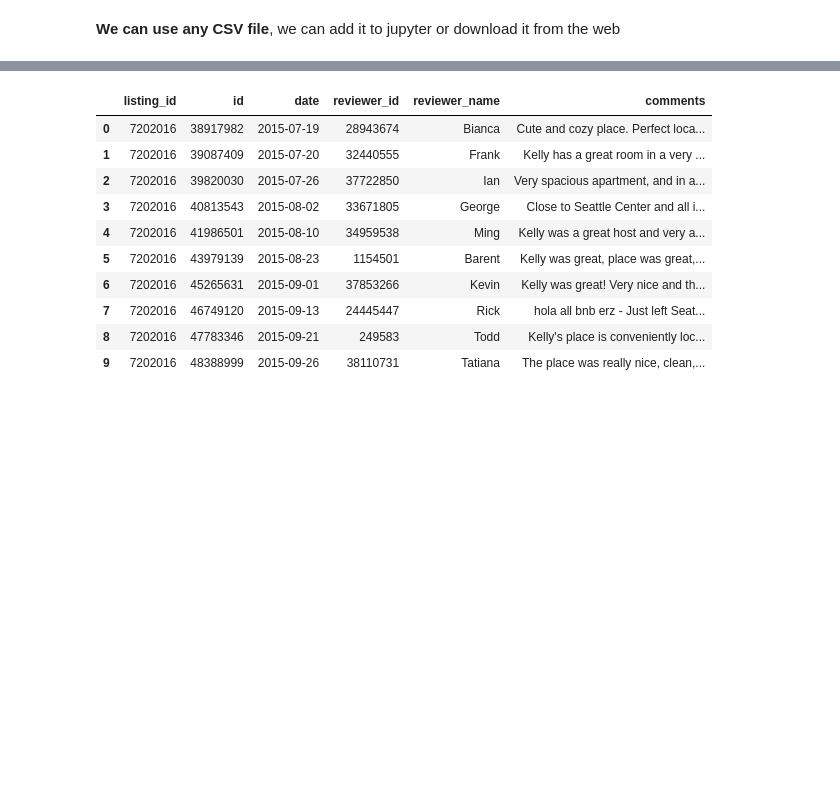
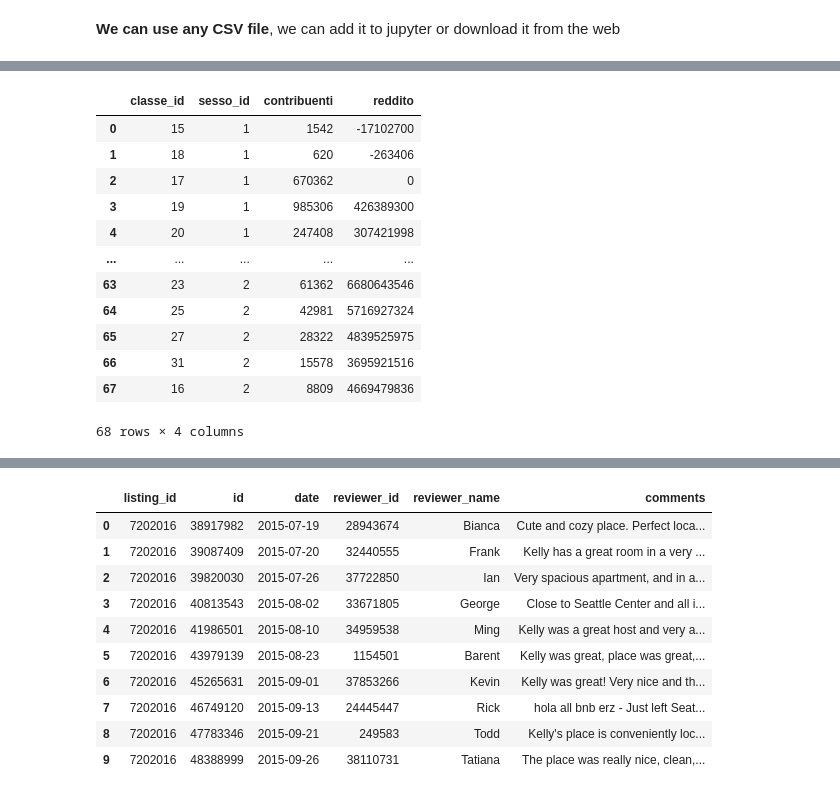
Before and after one commit to UniVR-DH/DBMS-course, a Jupyter notebook: notebooks/lab03-duckdb.ipynb, the cells around one changed output, grey strips where cells are left out. Saved outputs shown, nothing was run; the diff lists cells and outputs as text; code cells hidden in the pictures; blank space fills up the shorter version.

```diff
--- a/notebooks/lab03-duckdb.ipynb
+++ b/notebooks/lab03-duckdb.ipynb
@@ -42,0 +243,41 @@ SELECT 1=2 as test, 'Hello people' as message, 3*12345 as math  ;
+# %%
+%%sql
+ROLLBACK;
+-- Drop the table to clear the aborted state and old data
+DROP TABLE IF EXISTS irpef_sex;
+
+CREATE TABLE IF NOT EXISTS irpef_sex (
+    classe_id INTEGER,
+    sesso_id INTEGER,
+    contribuenti BIGINT,
+    reddito BIGINT,
+    PRIMARY KEY (classe_id,sesso_id),
+    FOREIGN KEY (classe_id) REFERENCES classe_codes(id),
+    FOREIGN KEY (sesso_id) REFERENCES sesso_codes(id)
+);
+
+INSERT INTO irpef_sex (classe_id, sesso_id, contribuenti, reddito)
+    SELECT
+    cc.id,
+    sc.id,
+    CAST(REPLACE("Numero contribuenti", '.', '') AS BIGINT),
+    CAST(REPLACE("Reddito complessivo - Ammontare in euro", '.', '') AS BIGINT),
+    FROM read_csv('irpef.sesso.2024.csv', header=true) csv
+       INNER JOIN classe_codes cc ON csv."Classi di reddito complessivo in euro" = cc.classe_name
+       INNER JOIN sesso_codes sc ON csv."Sesso" = sc.sesso_name;
+
+SELECT * FROM irpef_sex;
+# %% [output]
+|  | classe_id | sesso_id | contribuenti | reddito |
+| 0 | 15 | 1 | 1542 | -17102700 |
+| 1 | 18 | 1 | 620 | -263406 |
+| 2 | 17 | 1 | 670362 | 0 |
+| 3 | 19 | 1 | 985306 | 426389300 |
+| 4 | 20 | 1 | 247408 | 307421998 |
+| ... | ... | ... | ... | ... |
+| 63 | 23 | 2 | 61362 | 6680643546 |
+| 64 | 25 | 2 | 42981 | 5716927324 |
+| 65 | 27 | 2 | 28322 | 4839525975 |
+| 66 | 31 | 2 | 15578 | 3695921516 |
+| 67 | 16 | 2 | 8809 | 4669479836 |
+68 rows × 4 columns
```
Also changed, not shown: parts of 11 cells of this notebook.
